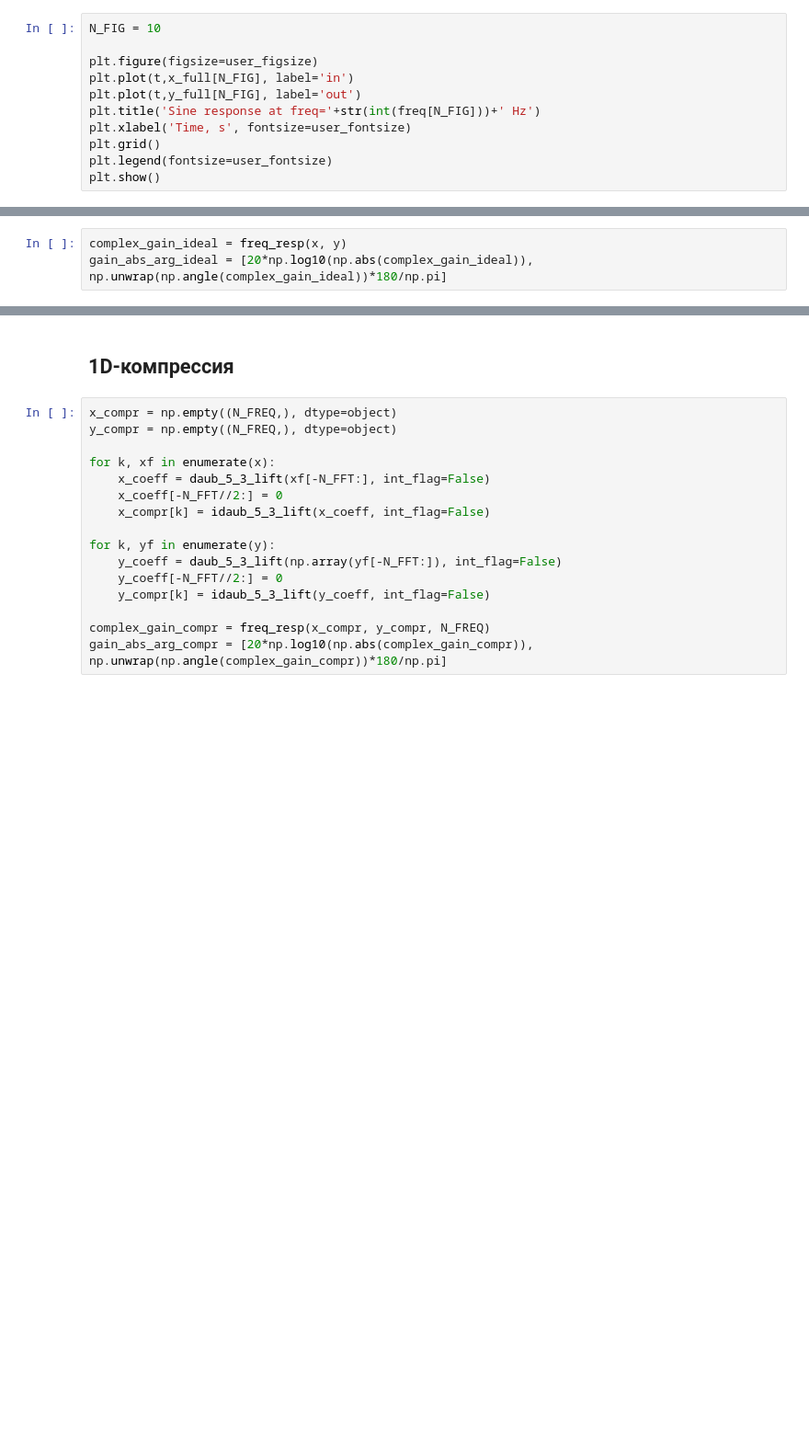
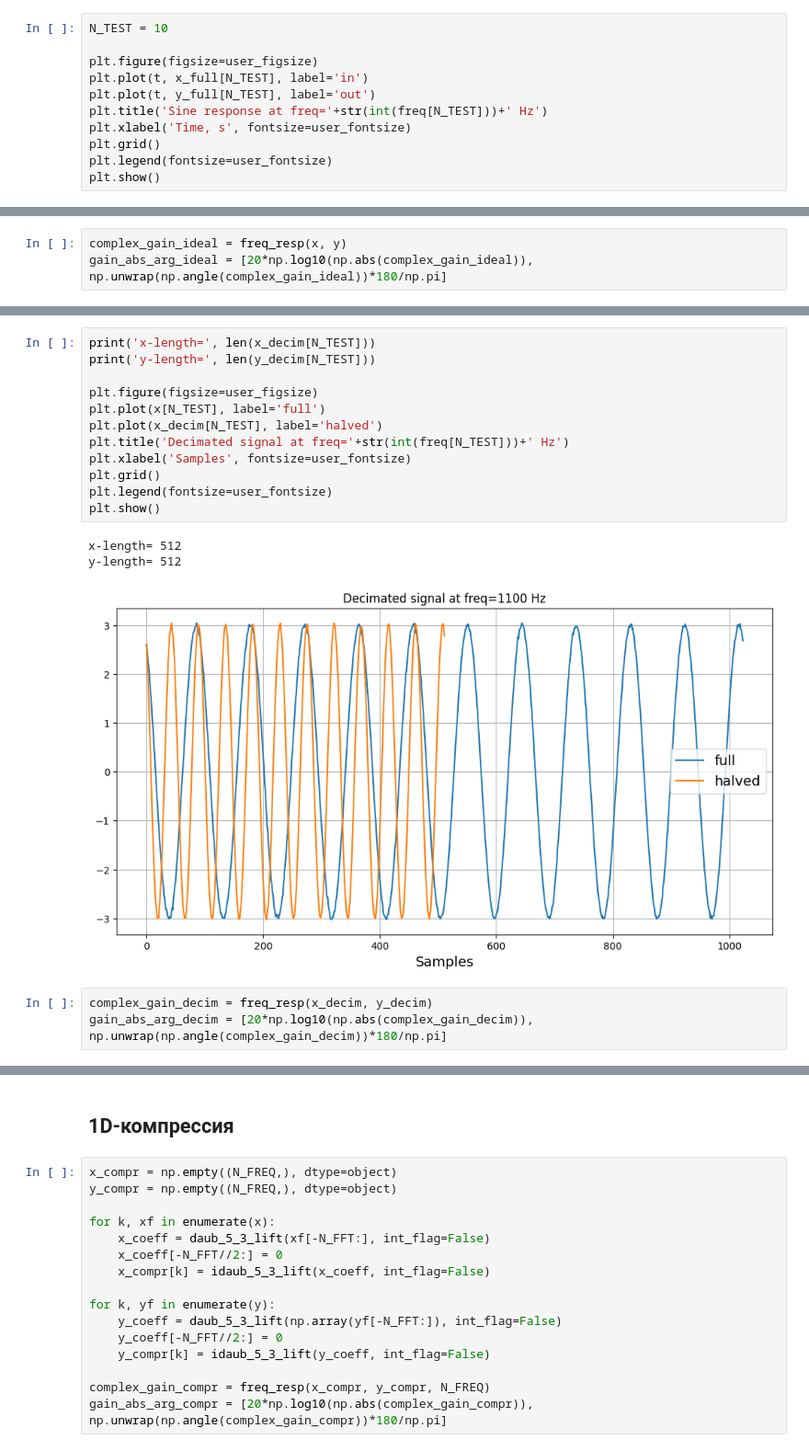
Before and after one commit to romangorbunov91/daub_5_3-int-to-int, a Jupyter notebook: fft_test.ipynb, the cells around one changed output, grey strips where cells are left out. Shown at 92% size. Cells and saved outputs as stored; diff of their text form; blank space fills up the shorter version.

```diff
--- a/fft_test.ipynb
+++ b/fft_test.ipynb
@@ -120,12 +120,12 @@ y_full = np.empty((N_FREQ,), dtype=object)
 for k, xf in enumerate(x_full):
     y_full[k] = IIR_filter(xf, b, a)
 # %%
-N_FIG = 10
+N_TEST = 10
 
 plt.figure(figsize=user_figsize)
-plt.plot(t,x_full[N_FIG], label='in')
-plt.plot(t,y_full[N_FIG], label='out')
-plt.title('Sine response at freq='+str(int(freq[N_FIG]))+' Hz')
+plt.plot(t, x_full[N_TEST], label='in')
+plt.plot(t, y_full[N_TEST], label='out')
+plt.title('Sine response at freq='+str(int(freq[N_TEST]))+' Hz')
 plt.xlabel('Time, s', fontsize=user_fontsize)
 plt.grid()
 plt.legend(fontsize=user_fontsize)
@@ -176,0 +185,19 @@ plt.show()
+# %%
+print('x-length=', len(x_decim[N_TEST]))
+print('y-length=', len(y_decim[N_TEST]))
+
+plt.figure(figsize=user_figsize)
+plt.plot(x[N_TEST], label='full')
+plt.plot(x_decim[N_TEST], label='halved')
+plt.title('Decimated signal at freq='+str(int(freq[N_TEST]))+' Hz')
+plt.xlabel('Samples', fontsize=user_fontsize)
+plt.grid()
+plt.legend(fontsize=user_fontsize)
+plt.show()
+# %% [output]
+x-length= 512
+y-length= 512
+[figure, added]
+# %%
+complex_gain_decim = freq_resp(x_decim, y_decim)
+gain_abs_arg_decim = [20*np.log10(np.abs(complex_gain_decim)), np.unwrap(np.angle(complex_gain_decim))*180/np.pi]
```
Also changed, not shown: parts of 16 cells of this notebook.
